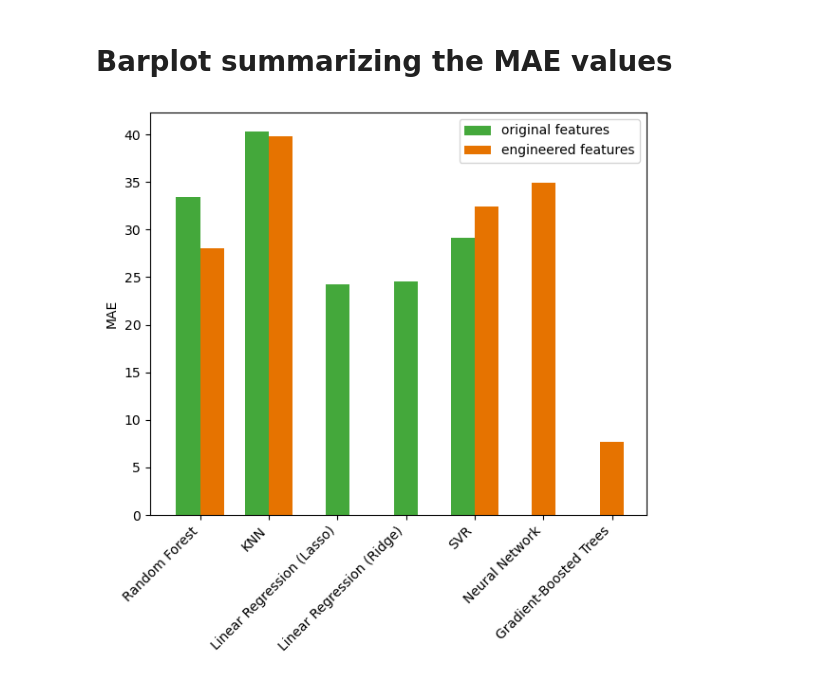
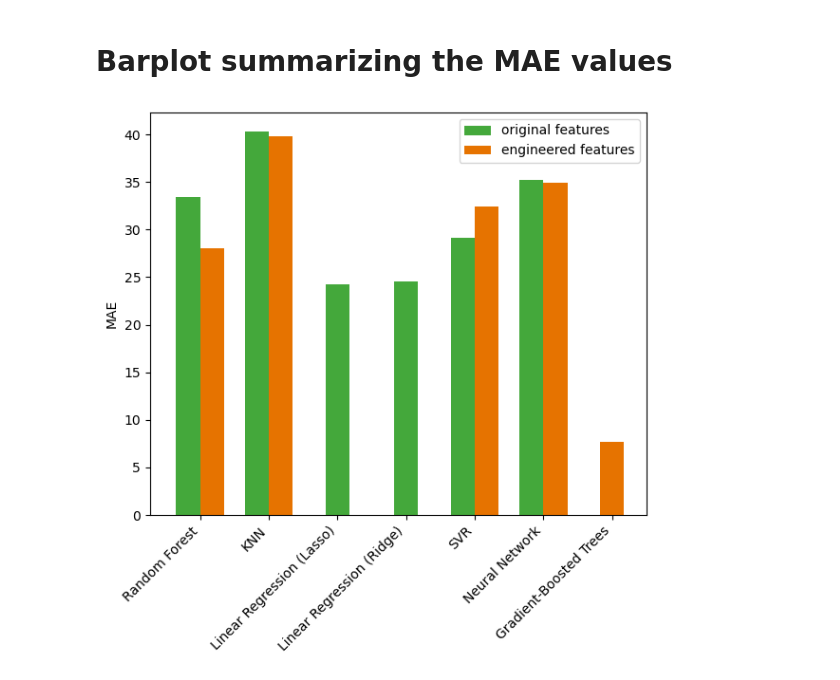
Before and after one commit to linuskruer/ids2025_group7_project_g1, a Jupyter notebook: Graphics/MAE_Barplot.ipynb, the cells around one changed output. Cells and saved outputs as stored; diff of their text form; code cells hidden in the pictures.

```diff
--- a/Graphics/MAE_Barplot.ipynb
+++ b/Graphics/MAE_Barplot.ipynb
@@ -7,11 +7,11 @@ import numpy as np
 
 # create data frame
 data = {"Model": ["Random Forest", "Random Forest *", "KNN", "KNN *", "Linear Regression (Lasso)", "Linear Regression (Ridge)", "SVR",
-                  "SVR *", "Neural Network *", "Gradient Boost Trees *"],
-        "MAE": [33.39, 28.05, 40.29, 39.79, 24.25, 24.56, 29.16, 32.40, 34.95, 7.73],
+                  "SVR *", "Neural Network", "Neural Network *", "Gradient Boost Trees *"],
+        "MAE": [33.39, 28.05, 40.29, 39.79, 24.25, 24.56, 29.16, 32.40, 35.25, 34.95, 7.73],
         "Base": ["Random Forest", "Random Forest", "KNN", "KNN", "Linear Regression (Lasso)", "Linear Regression (Ridge)", "SVR", "SVR",
-                 "Neural Network", "Gradient-Boosted Trees"],
-        "FE": [False, True, False, True, False, False, False, True, True, True]}
+                 "Neural Network", "Neural Network", "Gradient-Boosted Trees"],
+        "FE": [False, True, False, True, False, False, False, True, False, True, True]}
 
 df = pd.DataFrame(data)
 
@@ -26,32 +26,32 @@ fig, ax = plt.subplots(figsize=(6, 6))
 x_positions = np.arange(len(groups))
 bar_width = 0.35
 
 # legend
 ax.bar(0, 0, color="#44A83B", label="original features")
 ax.bar(0, 0, color="#E67300", label="engineered features")
 
 # plot bars
 for i, base in enumerate(base_order):
     group = groups[base]
 
     if len(group) == 2:
         offsets = [-bar_width/2, bar_width/2]
     else:
         offsets = [0]
 
     for offset, (_, row) in zip(offsets, group.iterrows()):
-        color = fe_color if row["FE"] else normal_color
+        color = "#E67300" if row["FE"] else "#44A83B"
         ax.bar(i + offset, row["MAE"], width=bar_width, color=color)
 
 # formatting
 ax.set_xticks(x_positions)
 ax.set_xticklabels(base_order, rotation=45, ha="right")
 ax.set_ylabel("MAE")
 ax.legend()
 
 plt.tight_layout()
 
 
 plt.savefig("Barplot_model_comparison")
 # %% [output]
-[figure, old version]
+[figure, new version]
```
Also changed, not shown: 1 other file.
